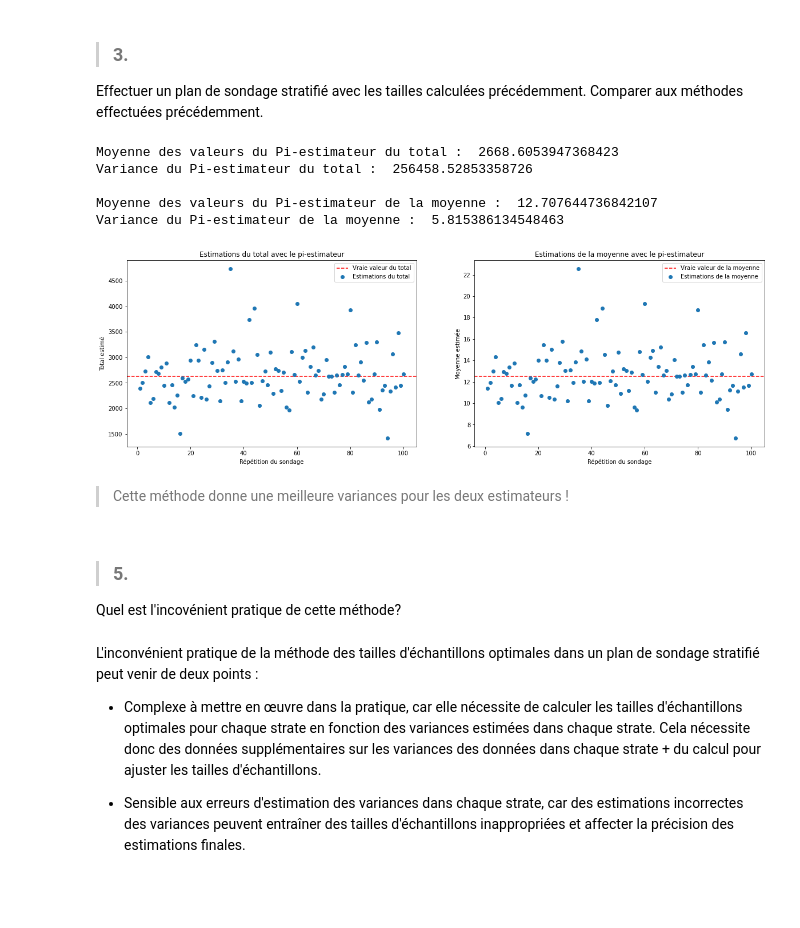
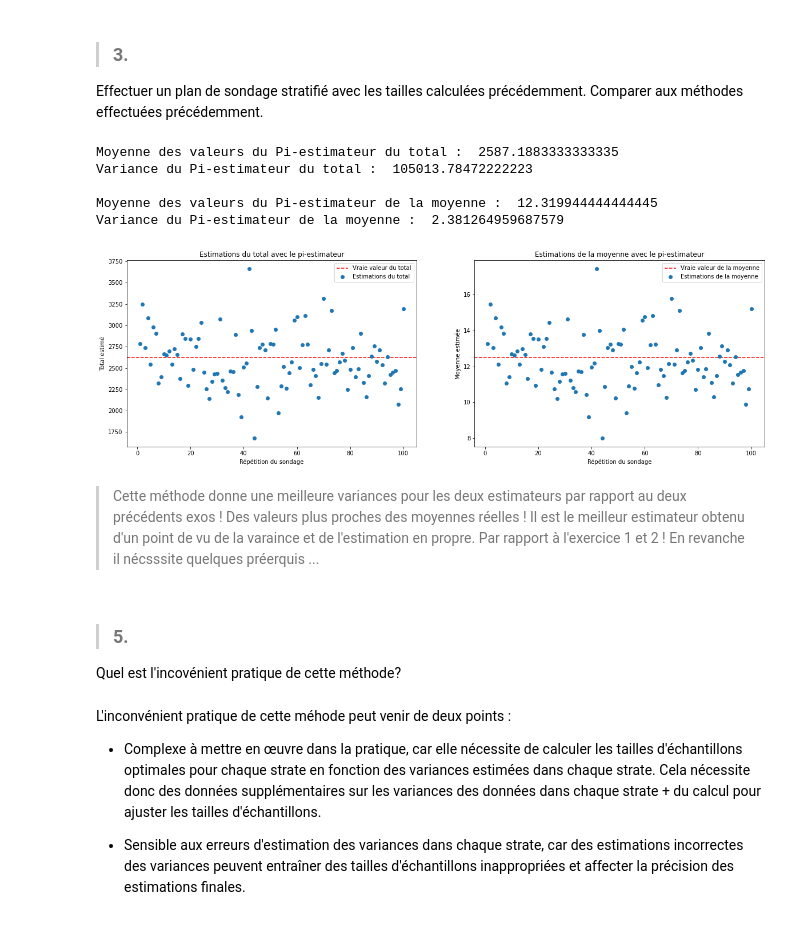
Before and after one commit to CharlesFarhat/coursTSP, a Jupyter notebook: MAT4103/TP2/TP2_GR2_FARHAT_CHARLES.ipynb, the cells around one changed output. Cells and saved outputs as stored; diff of their text form; code cells hidden in the pictures; blank space fills up the shorter version.

```diff
--- a/MAT4103/TP2/TP2_GR2_FARHAT_CHARLES.ipynb
+++ b/MAT4103/TP2/TP2_GR2_FARHAT_CHARLES.ipynb
@@ -567,71 +563,83 @@ tailles_optimales = ((25 * variances_corrigees) / variances_corrigees.sum()).rou
+# %%
+# Calcul des tailles d'échantillons optimales pour chaque strate
+n=25
+
+# Total des variances
+N_j = np.array(paroisse["strate"].value_counts().tolist())
+total_variance = (N_j * np.sqrt(corrected_var)).sum()
+
+#stockage du résultat
+tailles_strates_optimales = (n * N_j * np.sqrt(corrected_var) / total_variance).round()
+tailles_strates_optimales = tailles_strates_optimales.astype(int)
 # %% [markdown]
 >### 3.
 Effectuer un plan de sondage stratifié avec les tailles calculées précédemment. Comparer aux méthodes effectuées précédemment.
 # %%
+# On récupère les tailles optimales pour  chaques strates
+taille_echantillon_strates = pd.Series(tailles_strates_optimales, index=[1., 2., 3., 4.])
 
 # Calcul des probabilités d'inclusion pour chaque strate
-probabilites_inclusion = tailles_optimales / paroisse.groupby("strate").size()
+probabilites_inclusion = taille_echantillon_strates / paroisse.groupby("strate").size()
+
 # Calcul des poids d'échantillonnage pour chaque strate
 poids_echantillonnage = (1 / probabilites_inclusion)
 
-# On refait notre plan de sondage stratifié
 nb_repetitions = 100
-estim_moyenne_pi_optimal = np.zeros(nb_repetitions)
-estim_total_pi_optimal = np.zeros(nb_repetitions)
+estim_moyenne_pi = np.zeros(nb_repetitions)
+estim_total_pi = np.zeros(nb_repetitions)
 
 for i in range(nb_repetitions):
-    # Effectuer le sondage stratifié avec les tailles d'échantillons optimales
-    echantillon_stratifie_optimal = paroisse.groupby('strate').apply(lambda x: x.sample(int(tailles_optimales[x.name])))
-    # Réinitialiser l'index du DataFrame résultant
-    echantillon_stratifie_optimal = echantillon_stratifie_optimal.reset_index(drop=True)
+    # Effectuer le sondage stratifié
+    echantillon_stratifie = paroisse.groupby('strate').apply(lambda x: x.sample(taille_echantillon_strates[x.name]))
+    echantillon_stratifie = echantillon_stratifie.reset_index(drop=True)
 
     # Calculer l'estimation de la moyenne par pi-estimation
-    estim_moyenne_pi_optimal[i] = (echantillon_stratifie_optimal.groupby("strate").sum()["naissance"] * poids_echantillonnage).sum() / len(paroisse)
+    estim_moyenne_pi[i] = (echantillon_stratifie.groupby("strate").sum()["naissance"] * poids_echantillonnage).sum() / len(paroisse)
 
     # Calculer l'estimation du total par pi-estimation
-    estim_total_pi_optimal[i] = (echantillon_stratifie_optimal.groupby("strate").sum()["naissance"] * poids_echantillonnage).sum()
+    estim_total_pi[i] = (echantillon_stratifie.groupby("strate").sum()["naissance"] * poids_echantillonnage).sum()
 
 # calcul des variances :
-var_estim_total_pi = ((estim_total_pi_optimal - paroisse["naissance"].sum())**2).mean()
-var_estim_moyenne_pi = ((estim_moyenne_pi_optimal - paroisse["naissance"].mean())**2).mean()
+var_estim_total_pi = ((estim_total_pi - paroisse["naissance"].sum())**2).mean()
+var_estim_moyenne_pi = ((estim_moyenne_pi - paroisse["naissance"].mean())**2).mean()
 
 # Afficher les résultats
-print("Moyenne des valeurs du Pi-estimateur du total : ", estim_total_pi_optimal.mean())
+print("Moyenne des valeurs du Pi-estimateur du total : ", estim_total_pi.mean())
 print("Variance du Pi-estimateur du total : ", var_estim_total_pi.mean(),'\n')
-print("Moyenne des valeurs du Pi-estimateur de la moyenne : ", estim_moyenne_pi_optimal.mean())
+print("Moyenne des valeurs du Pi-estimateur de la moyenne : ", estim_moyenne_pi.mean())
 print("Variance du Pi-estimateur de la moyenne : ", var_estim_moyenne_pi.mean())
 
 # Créer un graphique pour afficher les résultats
 fig, ax = plt.subplots(1, 2, figsize=(20, 6))
 ax[0].axhline(y=vrai_total, color='red', linestyle='dashed', label='Vraie valeur du total')  # Vraie valeur du total
-ax[0].plot(range(1, n_repetitions+1), estim_total_pi_optimal, 'o', label='Estimations du total')  # Estimations du total
+ax[0].plot(range(1, n_repetitions+1), estim_total_pi, 'o', label='Estimations du total')  # Estimations du total
 ax[0].set_xlabel('Répétition du sondage')
 ax[0].set_ylabel('Total estimé')
 ax[0].set_title('Estimations du total avec le pi-estimateur')
 ax[0].legend()
 
 ax[1].axhline(y=vrai_moyenne, color='red', linestyle='dashed', label='Vraie valeur de la moyenne')  # Vraie valeur du total
-ax[1].plot(range(1, n_repetitions+1), estim_moyenne_pi_optimal, 'o', label='Estimations de la moyenne')  # Estimations de la moyenne
+ax[1].plot(range(1, n_repetitions+1), estim_moyenne_pi, 'o', label='Estimations de la moyenne')  # Estimations de la moyenne
 ax[1].set_xlabel('Répétition du sondage')
 ax[1].set_ylabel('Moyenne estimée')
 ax[1].set_title('Estimations de la moyenne avec le pi-estimateur')
 ax[1].legend()
 
 plt.show()
 # %% [output]
-Moyenne des valeurs du Pi-estimateur du total :  2668.6053947368423
-Variance du Pi-estimateur du total :  256458.52853358726
+Moyenne des valeurs du Pi-estimateur du total :  2587.1883333333335
+Variance du Pi-estimateur du total :  105013.78472222223
 
-Moyenne des valeurs du Pi-estimateur de la moyenne :  12.707644736842107
-Variance du Pi-estimateur de la moyenne :  5.815386134548463
+Moyenne des valeurs du Pi-estimateur de la moyenne :  12.319944444444445
+Variance du Pi-estimateur de la moyenne :  2.381264959687579
-[figure, old version]
+[figure, new version]
-# %% [markdown]
-> Cette méthode donne une meilleure variances pour les deux estimateurs !
+# %% [markdown]
+> Cette méthode donne une meilleure variances pour les deux estimateurs par rapport au deux précédents exos ! Des valeurs plus proches des moyennes réelles ! Il est le meilleur estimateur obtenu d'un point de vu de la varaince et de l'estimation en propre. Par rapport à l'exercice 1 et 2 ! En revanche il nécsssite quelques préerquis ...
 # %% [markdown]
 >### 5.
 Quel est l'incovénient pratique de cette méthode?
 # %% [markdown]
-L'inconvénient pratique de la méthode des tailles d'échantillons optimales dans un plan de sondage stratifié peut venir de deux points :
+L'inconvénient pratique de cette méhode peut venir de deux points :
 
 - Complexe à mettre en œuvre dans la pratique, car elle nécessite de calculer les tailles d'échantillons optimales pour chaque strate en fonction des variances estimées dans chaque strate. Cela nécessite donc des données supplémentaires sur les variances des données dans chaque strate + du calcul pour ajuster les tailles d'échantillons.
 
```
Also changed, not shown: parts of 15 cells of this notebook, 7 other files.
